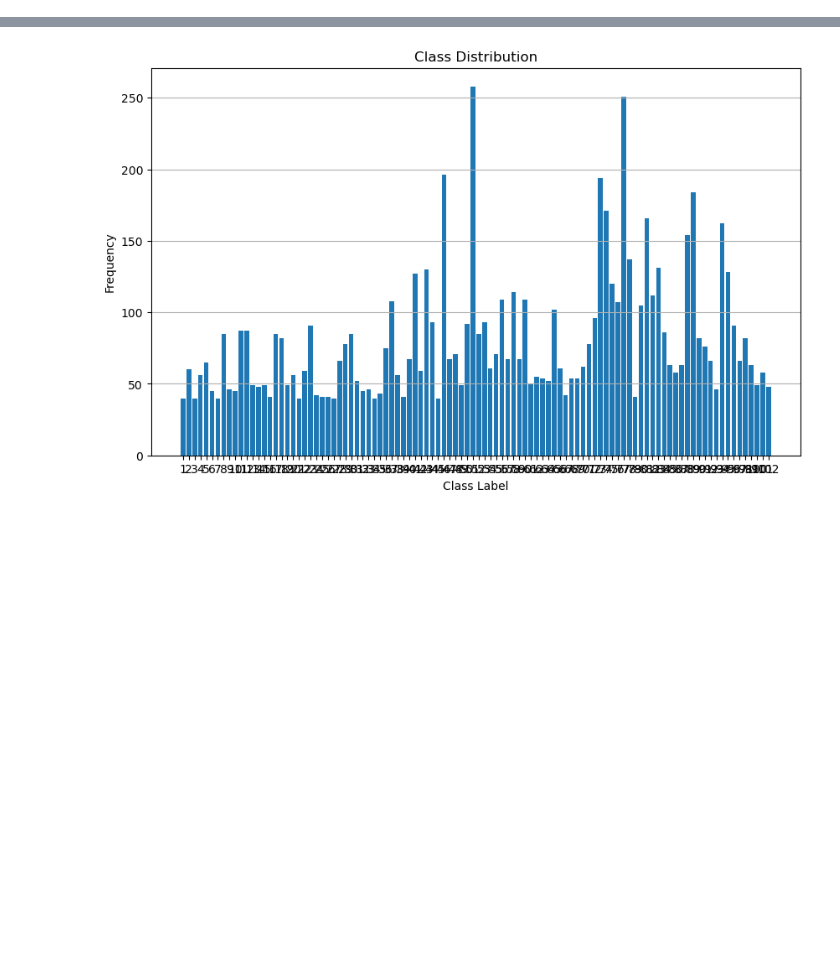
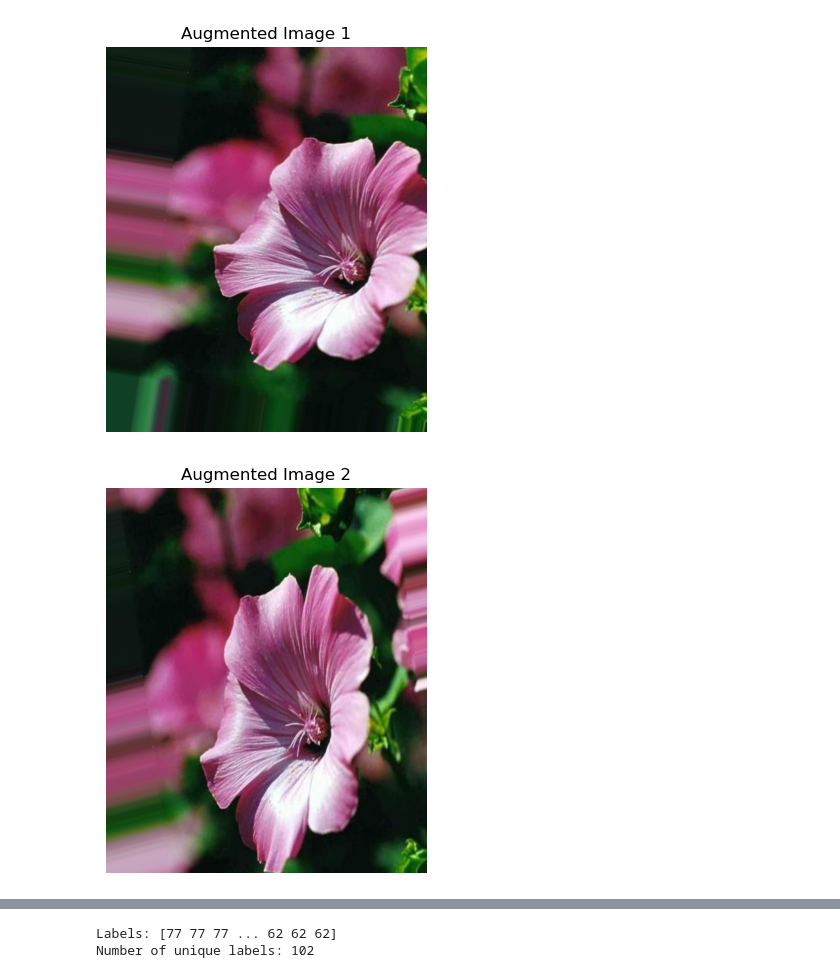
Before and after one commit to MansooraTR/AI-CW, a Jupyter notebook: data_process.ipynb, the cells around one changed output, grey strips where cells are left out. Drawn from its saved outputs; the diff is of its cells as text; code cells hidden in the pictures; blank space fills up the shorter version.

```diff
--- a/data_process.ipynb
+++ b/data_process.ipynb
@@ -84,0 +59,34 @@ for i, augmented_image_array in enumerate(datagen.flow(sample_image_array, batch
+# %%
+# Data augmentation
+datagen = ImageDataGenerator(
+    rotation_range=20,
+    width_shift_range=0.2,
+    height_shift_range=0.2,
+    shear_range=0.2,
+    zoom_range=0.2,
+    horizontal_flip=True,
+    fill_mode='nearest'
+)
+
+# Select a random image for augmentation
+random_image_path = np.random.choice(os.listdir(image_folder))
+sample_image = Image.open(os.path.join(image_folder, random_image_path))
+sample_image_array = img_to_array(sample_image)
+
+# Reshape the image array for augmentation
+sample_image_array = np.expand_dims(sample_image_array, axis=0)
+
+# Generate augmented images
+num_augmented_images = 5
+for i, augmented_image_array in enumerate(datagen.flow(sample_image_array, batch_size=1)):
+    augmented_image = Image.fromarray(np.uint8(augmented_image_array[0]))
+    plt.figure(figsize=(5, 5))
+    plt.imshow(augmented_image)
+    plt.axis('off')
+    plt.title(f'Augmented Image {i+1}')
+    plt.show()
+    if i + 1 == num_augmented_images:
+        break
+# %% [output]
+[figure, added]
+[figure, added]
@@ -85 +96,12 @@ for i, augmented_image_array in enumerate(datagen.flow(sample_image_array, batch
+# %%
+# Load and examine image labels
+label_data = loadmat('imagelabels.mat')
+labels = label_data['labels'][0]
+
+print("Labels:", labels)
+num_unique_labels = len(set(labels))
+print("Number of unique labels:", num_unique_labels)
+# %% [output]
+Labels: [77 77 77 ... 62 62 62]
+Number of unique labels: 102
 # %%
@@ -132,18 +127,0 @@ test_images, test_segmentations = load_and_preprocess_images(image_folder, segme
-# %%
-import numpy as np
-import matplotlib.pyplot as plt
-
-# Calculate Class Distribution
-unique_labels, label_counts = np.unique(labels, return_counts=True)
-
-# Visualize Class Distribution
-plt.figure(figsize=(10, 6))
-plt.bar(unique_labels, label_counts)
-plt.title('Class Distribution')
-plt.xlabel('Class Label')
-plt.ylabel('Frequency')
-plt.xticks(unique_labels)
-plt.grid(axis='y')
-plt.show()
-# %% [output]
-[figure, removed]
```
Also changed, not shown: parts of 13 cells of this notebook.
